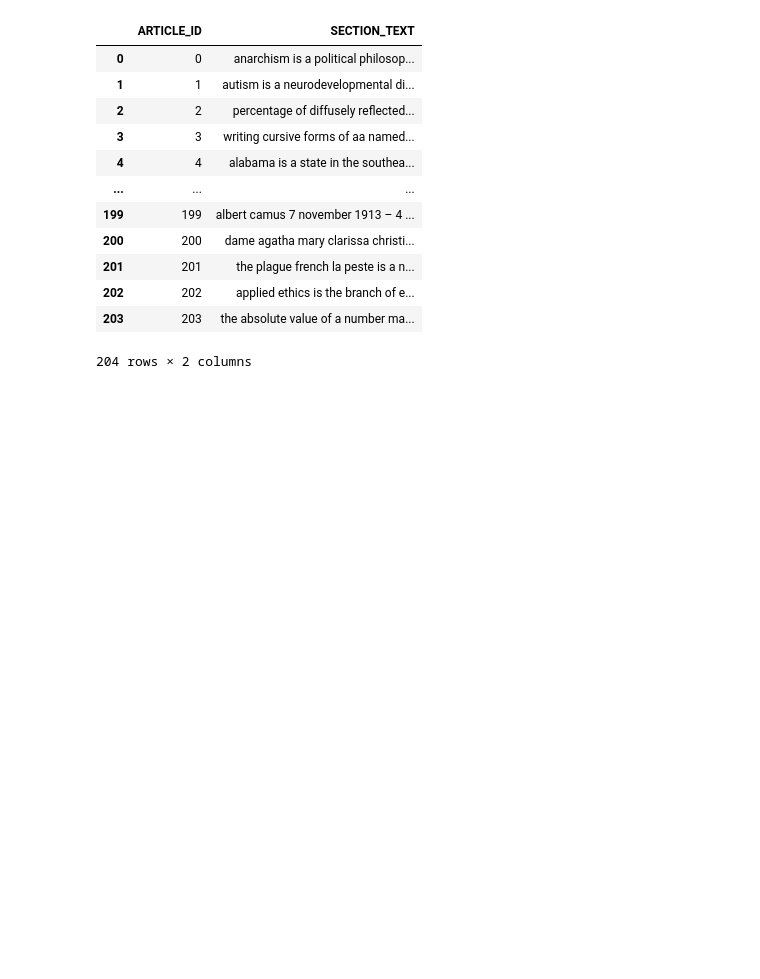
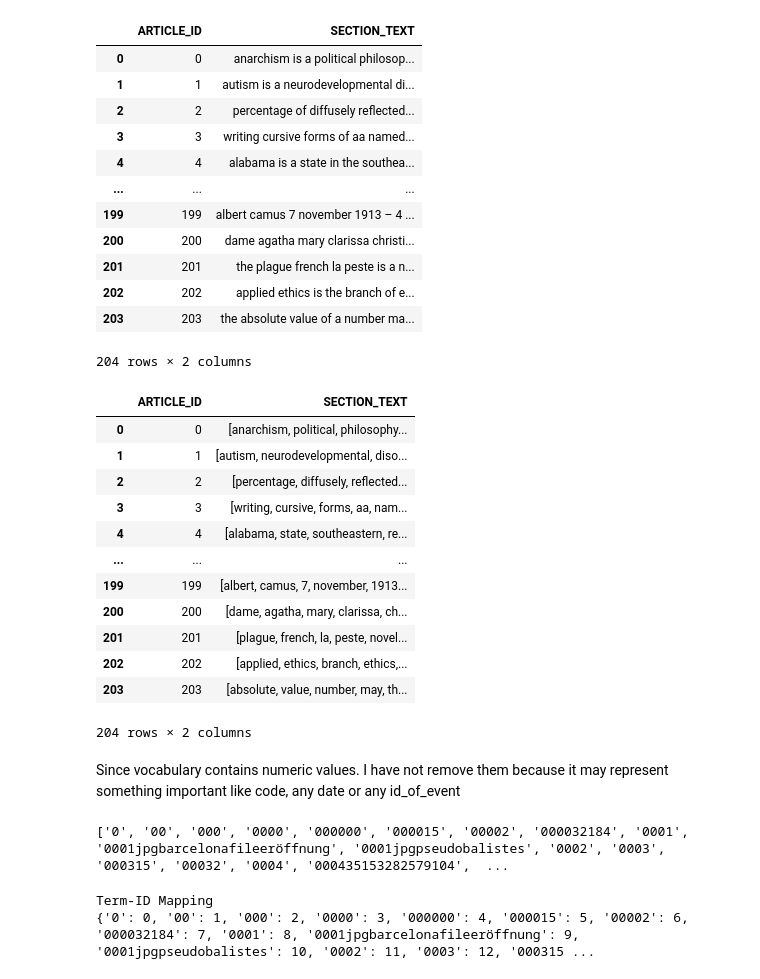
Before and after one commit to ahsanshahid405/Developing-a-Naive-Search-Engine-Utilising-MapReduce-Technology, a Jupyter notebook: search_engine.ipynb, the cells around one changed output. Saved outputs shown, nothing was run; the diff lists cells and outputs as text; code cells hidden in the pictures; blank space fills up the shorter version.

```diff
--- a/search_engine.ipynb
+++ b/search_engine.ipynb
@@ -109,7 +109,7 @@ sample
 204 rows × 2 columns
 # %%
 def remove_punctuation_manual(text):
-    punctuation_chars = '''!()-[]{};:'"\,<>./?@#$%^&*_~'''
+    punctuation_chars = '''!()-[]{};:'"\,<>./|=?@#$%^+&*_~'''
     # Remove punctuation characters from the text
     text_without_punctuation = ''.join(char for char in text if char not in punctuation_chars)
     return text_without_punctuation
@@ -147,13 +147,13 @@ sample
 | 203 | 203 | \n\nthe absolute value of a numbe... |
 204 rows × 2 columns
 # %%
-def remove_punctuation_manual(text):
+def remove_extra_line(text):
     punctuation_chars = '\n'
     # Remove punctuation characters from the text
-    text_without_punctuation = ''.join(char for char in text if char not in punctuation_chars)
-    return text_without_punctuation
+    text_without_special_char = ''.join(char for char in text if char not in punctuation_chars)
+    return text_without_special_char
 
-sample['SECTION_TEXT'] = sample['SECTION_TEXT'].apply(remove_punctuation_manual)
+sample['SECTION_TEXT'] = sample['SECTION_TEXT'].apply(remove_extra_line)
 sample
 # %% [output]
 |  | ARTICLE_ID | SECTION_TEXT |
@@ -169,3 +169,30 @@ sample
 | 202 | 202 | applied ethics is the branch of e... |
 | 203 | 203 | the absolute value of a number ma... |
 204 rows × 2 columns
+# %%
+def tokenize_text(text):
+    return word_tokenize(text)
+
+# Stop-word removal function
+def remove_stopwords(tokens):
+    stop_words = set(stopwords.words('english'))
+    return [word for word in tokens if word.lower() not in stop_words]
+
+# Tokenize and remove stopwords for each row
+sample['SECTION_TEXT'] = sample['SECTION_TEXT'].apply(tokenize_text)
+sample['SECTION_TEXT'] = sample['SECTION_TEXT'].apply(remove_stopwords)
+sample
+# %% [output]
+|  | ARTICLE_ID | SECTION_TEXT |
+| 0 | 0 | [anarchism, political, philosophy... |
+| 1 | 1 | [autism, neurodevelopmental, diso... |
+| 2 | 2 | [percentage, diffusely, reflected... |
+| 3 | 3 | [writing, cursive, forms, aa, nam... |
+| 4 | 4 | [alabama, state, southeastern, re... |
+| ... | ... | ... |
+| 199 | 199 | [albert, camus, 7, november, 1913... |
+| 200 | 200 | [dame, agatha, mary, clarissa, ch... |
+| 201 | 201 | [plague, french, la, peste, novel... |
+| 202 | 202 | [applied, ethics, branch, ethics,... |
+| 203 | 203 | [absolute, value, number, may, th... |
+204 rows × 2 columns
@@ -171,0 +208,24 @@ sample
+# %% [markdown]
+Since vocabulary contains numeric values. I have not remove them because it may represent something important like code, any date or any id_of_event
+# %%
+print(vocabulary)
+# %% [output]
+['0', '00', '000', '0000', '000000', '000015', '00002', '000032184', '0001', '0001jpgbarcelonafileeröffnung', '0001jpgpseudobalistes', '0002', '0003', '000315', '00032', '0004', '000435153282579104',  ...
+# %%
+# Use a counter to keep track of unique IDs
+unique_id = 0
+
+# Create a dictionary to store term-ID mapping
+vocab_id = {}
+
+# Assign unique IDs to each term
+for word in vocabulary:
+  vocab_id[word] = unique_id
+  unique_id += 1  # Increment counter for next term
+
+# Print the term-ID mapping
+print("Term-ID Mapping")
+print(vocab_id)
+# %% [output]
+Term-ID Mapping
+{'0': 0, '00': 1, '000': 2, '0000': 3, '000000': 4, '000015': 5, '00002': 6, '000032184': 7, '0001': 8, '0001jpgbarcelonafileeröffnung': 9, '0001jpgpseudobalistes': 10, '0002': 11, '0003': 12, '000315 ...
```
Also changed, not shown: parts of 1 cell of this notebook.
